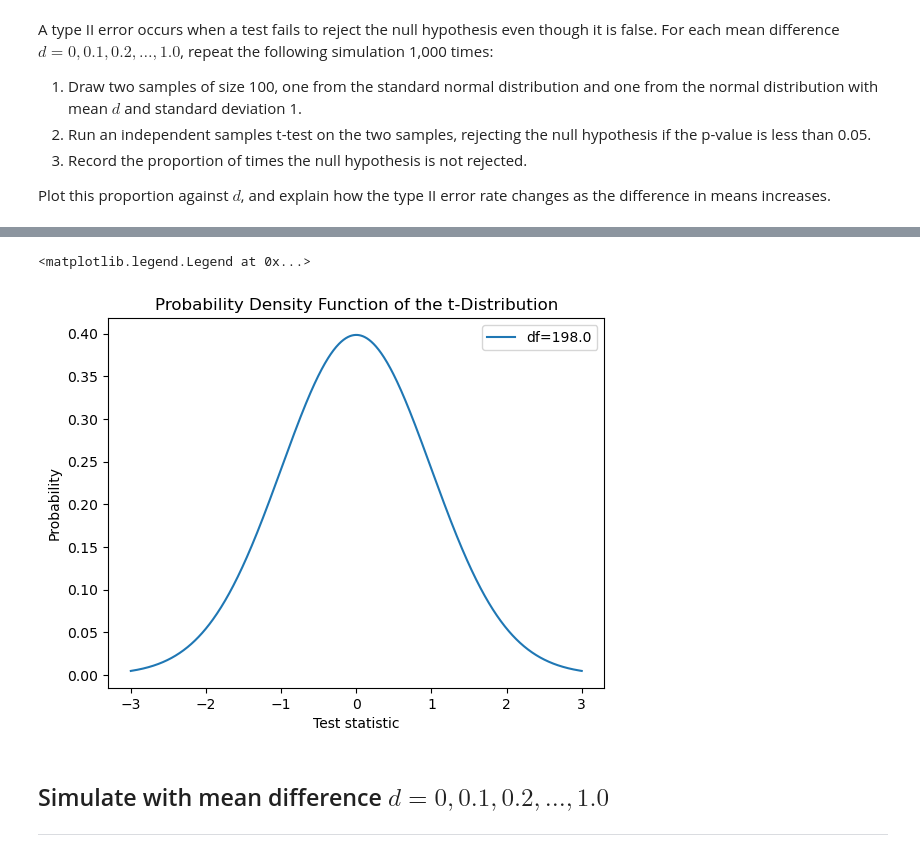
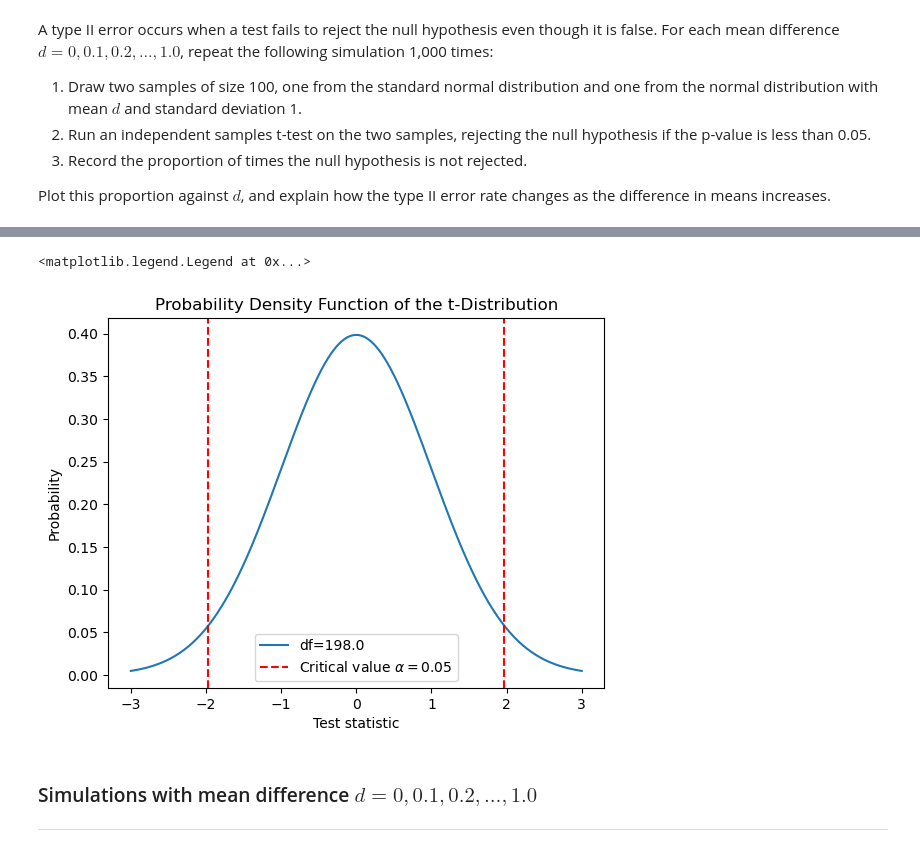
Before and after one commit to a-o-connor/applied_statistics_assessment, a Jupyter notebook: problems.ipynb, the cells around one changed output, grey strips where cells are left out. Drawn from its saved outputs; the diff is of its cells as text; code cells hidden in the pictures.

```diff
--- a/problems.ipynb
+++ b/problems.ipynb
@@ -361,21 +374,21 @@ https://en.wikipedia.org/wiki/Student%27s_t-distribution
 # %%
 fig, ax = plt.subplots()
 
 x = np.linspace(-3.0,3.0, 1000) #create a range of 1000 x values between -3 and +3
 
 #Plot the t-distribution
-ax.plot(x, stats.t.pdf(x, df=198), #https://docs.scipy.org/doc/scipy/reference/generated/scipy.stats.t.html - generates the probability density function for a t statistic with 198 degrees freedom
-        label="df=198.0")
-# ax.plot(x, stats.norm.pdf(x, 0, 1), label="Standard Normal Distribution")
+ax.plot(x, stats.t.pdf(x, df=198), label="df=198.0")
+ax.axvline(stats.t.ppf(0.025, df=198), color='r', linestyle='--', label=r"Critical value $\alpha=0.05$")
+ax.axvline(stats.t.ppf(0.975, df=198), color='r', linestyle='--')
 ax.set_title("Probability Density Function of the t-Distribution")
 ax.set_xlabel("Test statistic")
 ax.set_ylabel("Probability")
 ax.legend()
 # %% [output]
 <matplotlib.legend.Legend at 0x...>
-[figure, old version]
+[figure, new version]
 # %% [markdown]
-## Simulate with mean difference $d = 0, 0.1, 0.2, \dots, 1.0$
+### Simulations with mean difference $d = 0, 0.1, 0.2, \dots, 1.0$
 *******************************************
 # %%
 # Initiate a seeded random number generator from Numpy
```
Also changed, not shown: parts of 24 cells of this notebook, 1 other file.
